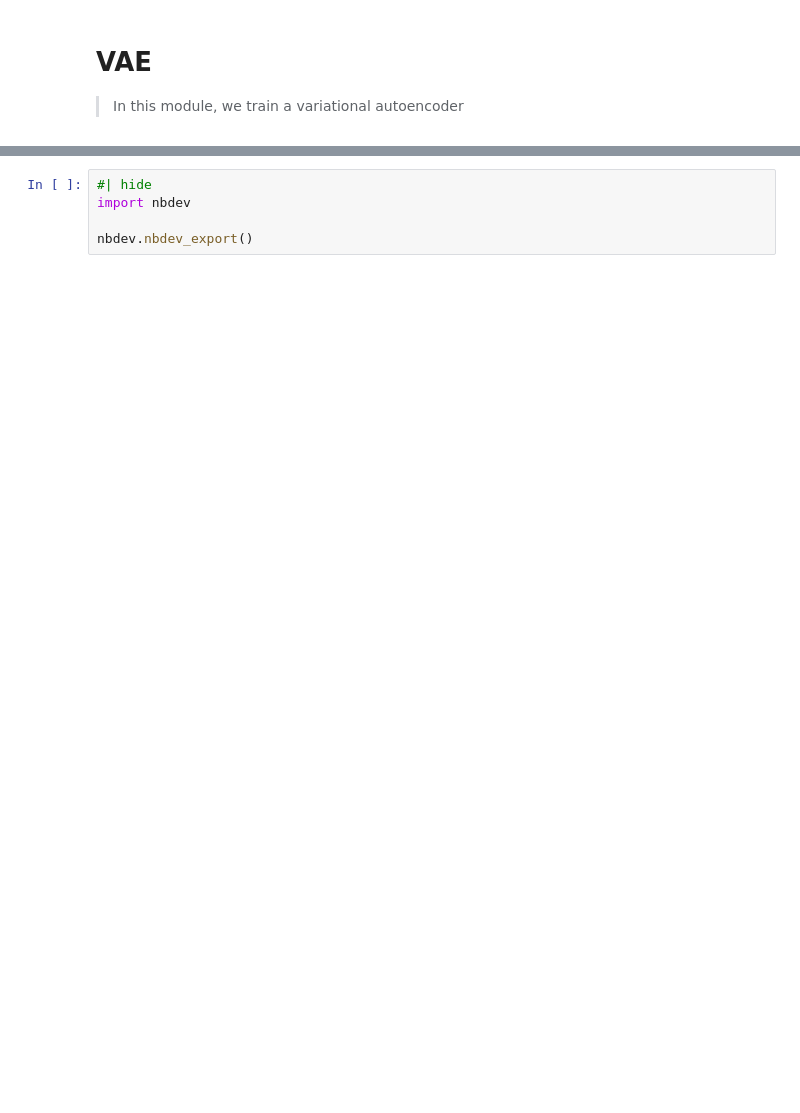
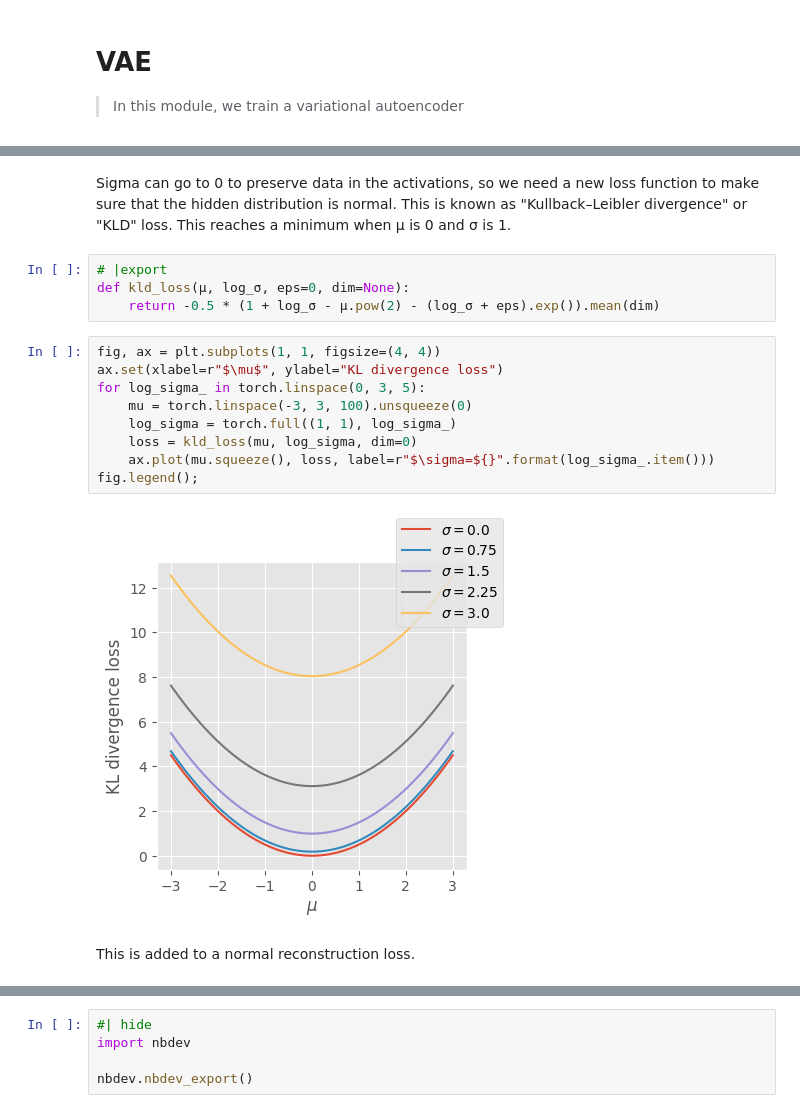
Before and after one commit to jeremyadamsfisher/SlowAI, a Jupyter notebook: nbs/30_vae.ipynb, the cells around one changed output, grey strips where cells are left out. Cells and saved outputs as stored; diff of their text form; blank space fills up the shorter version.

```diff
--- a/nbs/30_vae.ipynb
+++ b/nbs/30_vae.ipynb
@@ -52,0 +108,19 @@ class AE(nn.Module, KaimingMixin):
+# %% [markdown]
+Sigma can go to 0 to preserve data in the activations, so we need a new loss function to make sure that the hidden distribution is normal. This is known as "Kullback–Leibler divergence" or "KLD" loss. This reaches a minimum when μ is 0 and σ is 1.
+# %%
+# |export
+def kld_loss(μ, log_σ, eps=0, dim=None):
+    return -0.5 * (1 + log_σ - μ.pow(2) - (log_σ + eps).exp()).mean(dim)
+# %%
+fig, ax = plt.subplots(1, 1, figsize=(4, 4))
+ax.set(xlabel=r"$\mu$", ylabel="KL divergence loss")
+for log_sigma_ in torch.linspace(0, 3, 5):
+    mu = torch.linspace(-3, 3, 100).unsqueeze(0)
+    log_sigma = torch.full((1, 1), log_sigma_)
+    loss = kld_loss(mu, log_sigma, dim=0)
+    ax.plot(mu.squeeze(), loss, label=r"$\sigma=${}".format(log_sigma_.item()))
+fig.legend();
+# %% [output]
+[figure, added]
+# %% [markdown]
+This is added to a normal reconstruction loss.
```
Also changed, not shown: parts of 26 cells of this notebook, 8 other files.
